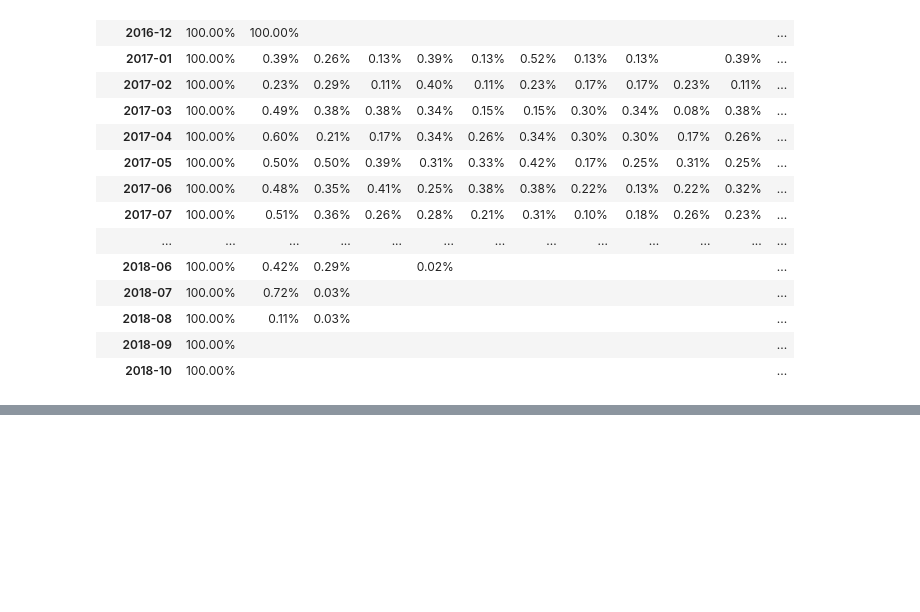
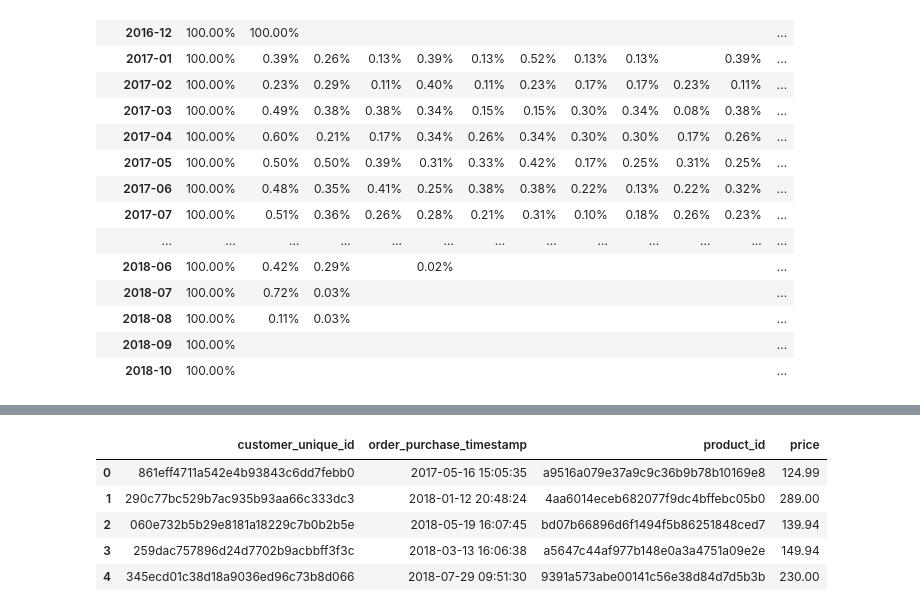
Before and after one commit to BernartGuddiny/eCommerce_project, a Jupyter notebook: project.ipynb, the cells around one changed output, grey strips where cells are left out. Cells and saved outputs as stored; diff of their text form; code cells hidden in the pictures; blank space fills up the shorter version.

```diff
--- a/project.ipynb
+++ b/project.ipynb
@@ -459,0 +476,16 @@ User retention by cohort
+# %%
+# Merging dataframes for analysis
+df8 = customers.merge(orders)\
+                .merge(items)[['customer_unique_id'
+                              , 'order_purchase_timestamp'
+                              , 'product_id'
+                              , 'price']]
+
+df8.head()
+# %% [output]
+|  | customer_unique_id | order_purchase_timestamp | product_id | price |
+| 0 | 861eff4711a542e4b93843c6dd7febb0 | 2017-05-16 15:05:35 | a9516a079e37a9c9c36b9b78b10169e8 | 124.99 |
+| 1 | 290c77bc529b7ac935b93aa66c333dc3 | 2018-01-12 20:48:24 | 4aa6014eceb682077f9dc4bffebc05b0 | 289.00 |
+| 2 | 060e732b5b29e8181a18229c7b0b2b5e | 2018-05-19 16:07:45 | bd07b66896d6f1494f5b86251848ced7 | 139.94 |
+| 3 | 259dac757896d24d7702b9acbbff3f3c | 2018-03-13 16:06:38 | a5647c44af977b148e0a3a4751a09e2e | 149.94 |
+| 4 | 345ecd01c38d18a9036ed96c73b8d066 | 2018-07-29 09:51:30 | 9391a573abe00141c56e38d84d7d5b3b | 230.00 |
```
Also changed, not shown: parts of 8 cells of this notebook, 1 other file.
